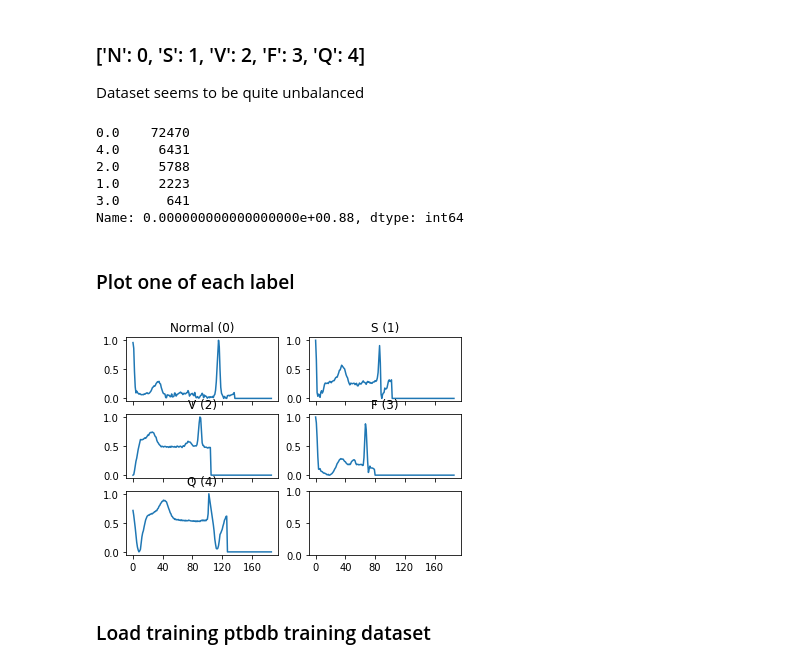
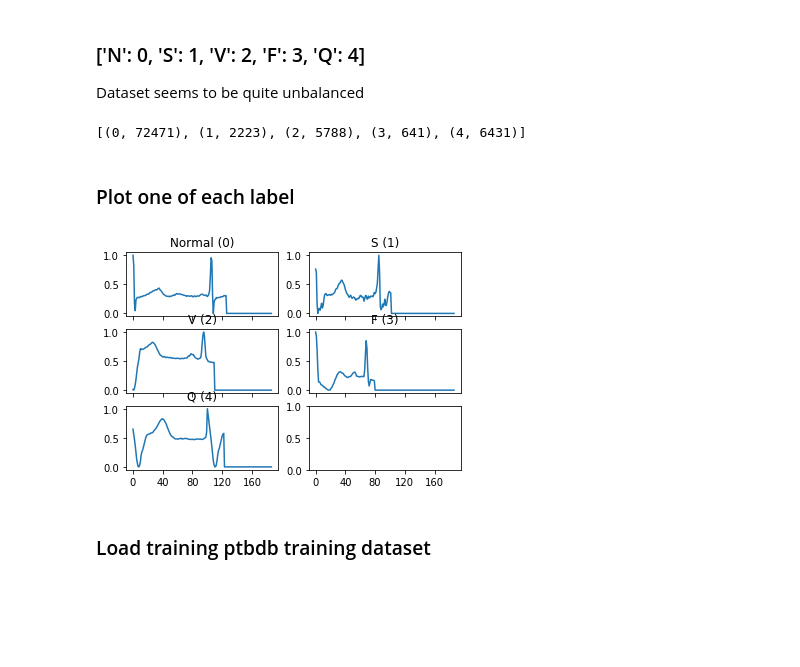
Before and after one commit to CarlosGomes98/ECG-Classification, a Jupyter notebook: task1/Visualization.ipynb, the cells around one changed output. Drawn from its saved outputs; the diff is of its cells as text; code cells hidden in the pictures; blank space fills up the shorter version.

```diff
--- a/task1/Visualization.ipynb
+++ b/task1/Visualization.ipynb
@@ -25,35 +9,41 @@ train_mit_Y = train.iloc[:, -1]
+# %%
+df_train = pd.read_csv("data/mitbih_train.csv", header=None)
+df_train = df_train.sample(frac=1)
+df_test = pd.read_csv("data/mitbih_test.csv", header=None)
+
+Y = np.array(df_train[187].values).astype(np.int8)
+X = np.array(df_train[list(range(187))].values)[..., np.newaxis]
+
+Y_test = np.array(df_test[187].values).astype(np.int8)
+X_test = np.array(df_test[list(range(187))].values)[..., np.newaxis]
 # %% [markdown]
 ### ['N': 0, 'S': 1, 'V': 2, 'F': 3, 'Q': 4]
 Dataset seems to be quite unbalanced
-# %%
-train_Y.value_counts()
-# %% [output]
-0.0    72470
-4.0     6431
-2.0     5788
-1.0     2223
-3.0      641
-Name: 0.000000000000000000e+00.88, dtype: int64
+# %%
+unique, counts = np.unique(Y, return_counts=True)
+list(zip(unique.tolist(), counts.tolist()))
+# %% [output]
+[(0, 72471), (1, 2223), (2, 5788), (3, 641), (4, 6431)]
 # %% [markdown]
 ### Plot one of each label
 # %%
-label_index = {i: train_Y.index[train_Y == i].tolist() for i in range(0, 5)}
+label_index = {i: np.where(Y == i)[0].tolist() for i in range(0, 5)}
 # %%
 fig,a =  plt.subplots(3,2, sharex='col')
 plt.setp(a, xticks=[i*20 for i in range(0, 11, 2)], xticklabels=[i*20 for i in range(0, 11, 2)])
 
-a[0][0].plot(train_X.iloc[label_index[0][0], :])
+a[0][0].plot(X[label_index[0][0], :])
 a[0][0].set_title('Normal (0)')
-a[0][1].plot(train_X.iloc[label_index[1][0], :])
+a[0][1].plot(X[label_index[1][0], :])
 a[0][1].set_title('S (1)')
-a[1][0].plot(train_X.iloc[label_index[2][0], :])
+a[1][0].plot(X[label_index[2][0], :])
 a[1][0].set_title('V (2)')
-a[1][1].plot(train_X.iloc[label_index[3][0], :])
+a[1][1].plot(X[label_index[3][0], :])
 a[1][1].set_title('F (3)')
-a[2][0].plot(train_X.iloc[label_index[4][0], :])
+a[2][0].plot(X[label_index[4][0], :])
 a[2][0].set_title('Q (4)')
 plt.show()
 # %% [output]
-[figure, old version]
+[figure, new version]
 # %% [markdown]
 ### Load training ptbdb training dataset
```
Also changed, not shown: parts of 7 cells of this notebook.
